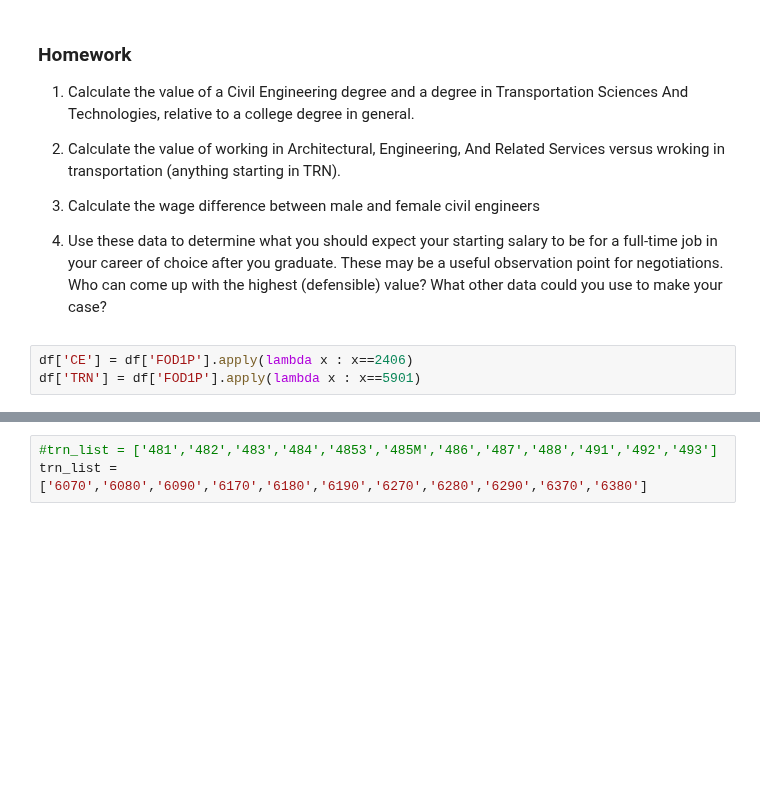
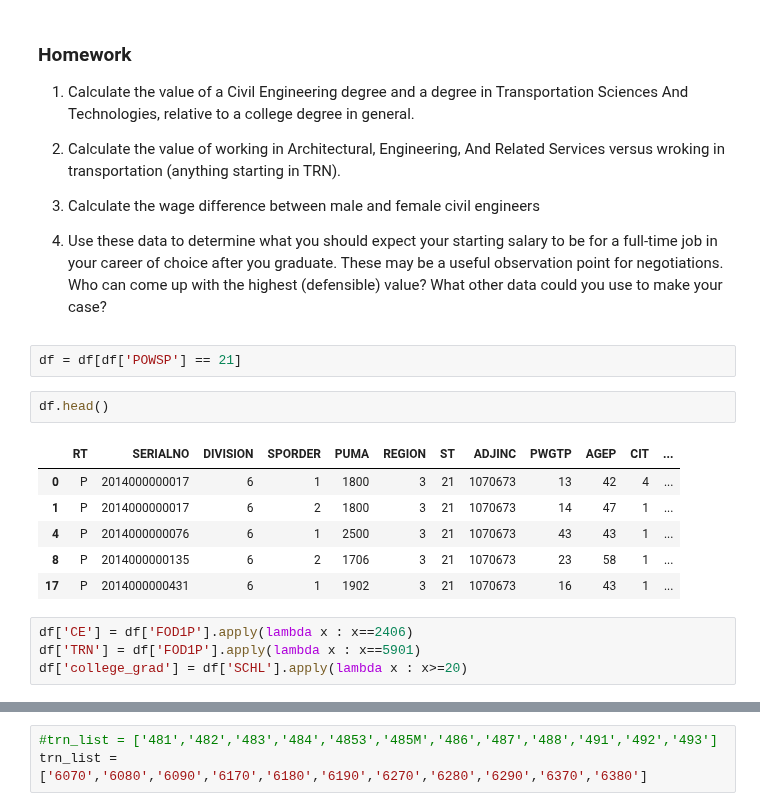
Before and after one commit to ebantwi/ce599, a Jupyter notebook: 16-Regression 1/Regression 1.ipynb, the cells around one changed output, grey strips where cells are left out. Cells and saved outputs as stored; diff of their text form; blank space fills up the shorter version.

```diff
--- a/16-Regression 1/Regression 1.ipynb
+++ b/16-Regression 1/Regression 1.ipynb
@@ -459,9 +477,21 @@ df.head()
 3. Calculate the wage difference between male and female civil engineers
 
 4. Use these data to determine what you should expect your starting salary to be for a full-time job in your career of choice after you graduate.  These may be a useful observation point for negotiations.  Who can come up with the highest (defensible) value?  What other data could you use to make your case?
+# %%
+df = df[df['POWSP'] == 21]
+# %%
+df.head()
+# %% [output]
+|  | RT | SERIALNO | DIVISION | SPORDER | PUMA | REGION | ST | ADJINC | PWGTP | AGEP | CIT | ... |
+| 0 | P | 2014000000017 | 6 | 1 | 1800 | 3 | 21 | 1070673 | 13 | 42 | 4 | ... |
+| 1 | P | 2014000000017 | 6 | 2 | 1800 | 3 | 21 | 1070673 | 14 | 47 | 1 | ... |
+| 4 | P | 2014000000076 | 6 | 1 | 2500 | 3 | 21 | 1070673 | 43 | 43 | 1 | ... |
+| 8 | P | 2014000000135 | 6 | 2 | 1706 | 3 | 21 | 1070673 | 23 | 58 | 1 | ... |
+| 17 | P | 2014000000431 | 6 | 1 | 1902 | 3 | 21 | 1070673 | 16 | 43 | 1 | ... |
 # %%
 df['CE'] = df['FOD1P'].apply(lambda x : x==2406)
 df['TRN'] = df['FOD1P'].apply(lambda x : x==5901)
+df['college_grad'] = df['SCHL'].apply(lambda x : x>=20)
 # %%
 mod = smf.ols(formula="WAGP \
                        ~ college_grad \
```
Also changed, not shown: parts of 10 cells of this notebook.
